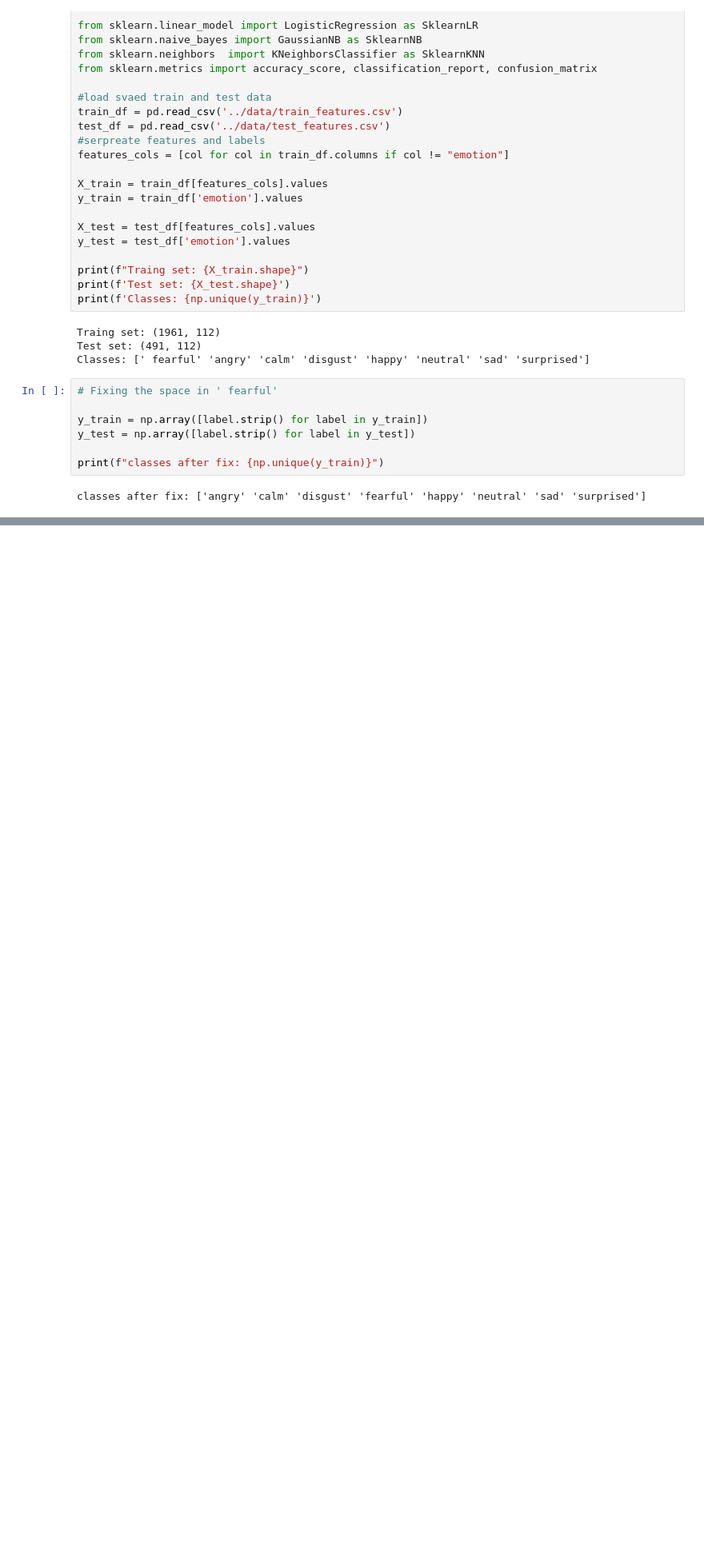
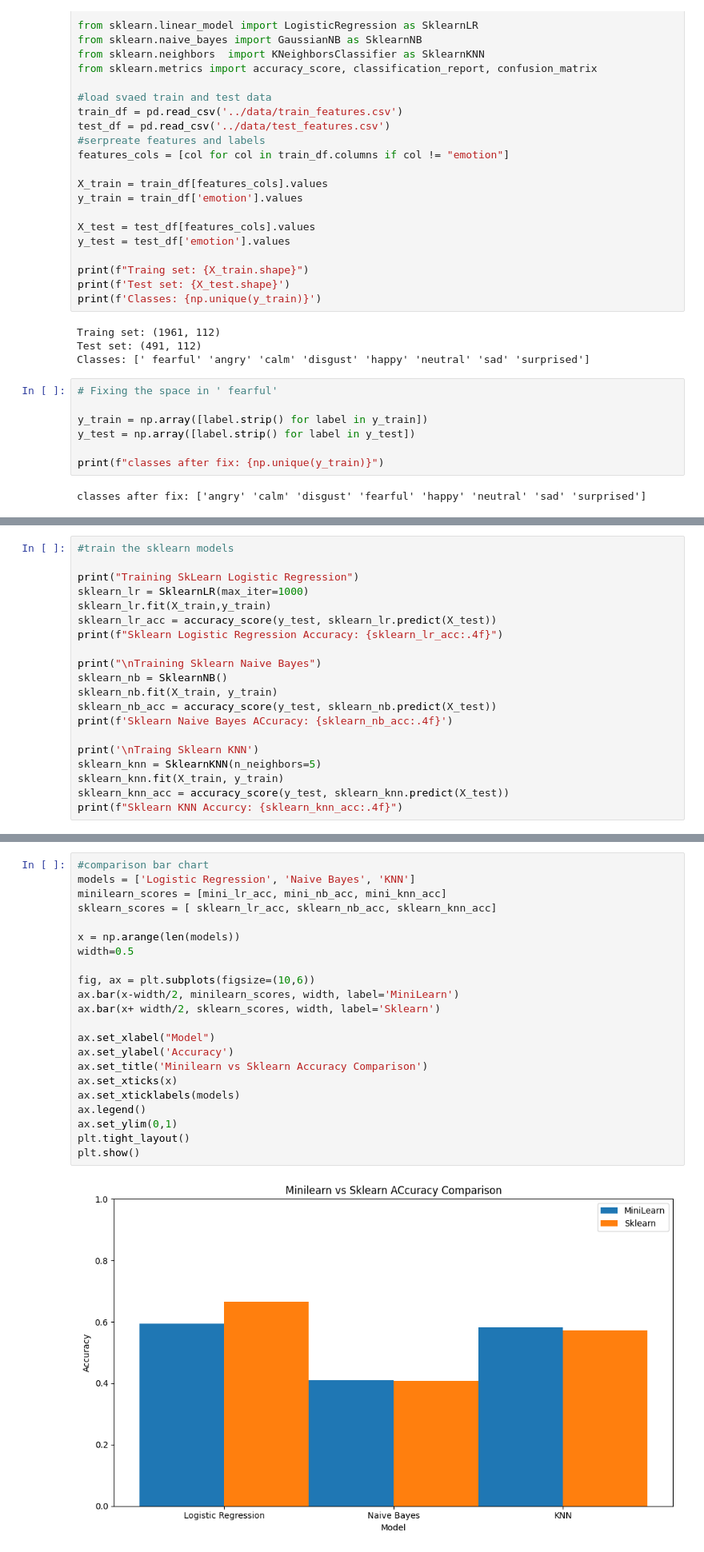
Before and after one commit to Alex-Abreu3/Project_CSE432-532, a Jupyter notebook: SER_Project/notebooks/week7_classification.ipynb, the cells around one changed output, grey strips where cells are left out. Shown at 80% size. Cells and saved outputs as stored; diff of their text form; blank space fills up the shorter version.

```diff
--- a/SER_Project/notebooks/week7_classification.ipynb
+++ b/SER_Project/notebooks/week7_classification.ipynb
@@ -45,0 +76,20 @@ classes after fix: ['angry' 'calm' 'disgust' 'fearful' 'happy' 'neutral' 'sad' '
+# %%
+#train the sklearn models
+
+print("Training SkLearn Logistic Regression")
+sklearn_lr = SklearnLR(max_iter=1000)
+sklearn_lr.fit(X_train,y_train)
+sklearn_lr_acc = accuracy_score(y_test, sklearn_lr.predict(X_test))
+print(f"Sklearn Logistic Regression Accuracy: {sklearn_lr_acc:.4f}")
+
+print("\nTraining Sklearn Naive Bayes")
+sklearn_nb = SklearnNB()
+sklearn_nb.fit(X_train, y_train)
+sklearn_nb_acc = accuracy_score(y_test, sklearn_nb.predict(X_test))
+print(f'Sklearn Naive Bayes ACcuracy: {sklearn_nb_acc:.4f}')
+
+print('\nTraing Sklearn KNN')
+sklearn_knn = SklearnKNN(n_neighbors=5)
+sklearn_knn.fit(X_train, y_train)
+sklearn_knn_acc = accuracy_score(y_test, sklearn_knn.predict(X_test))
+print(f"Sklearn KNN Accurcy: {sklearn_knn_acc:.4f}")
@@ -45,0 +105,24 @@ classes after fix: ['angry' 'calm' 'disgust' 'fearful' 'happy' 'neutral' 'sad' '
+# %%
+#comparison bar chart
+models = ['Logistic Regression', 'Naive Bayes', 'KNN']
+minilearn_scores = [mini_lr_acc, mini_nb_acc, mini_knn_acc]
+sklearn_scores = [ sklearn_lr_acc, sklearn_nb_acc, sklearn_knn_acc]
+
+x = np.arange(len(models))
+width=0.5
+
+fig, ax = plt.subplots(figsize=(10,6))
+ax.bar(x-width/2, minilearn_scores, width, label='MiniLearn')
+ax.bar(x+ width/2, sklearn_scores, width, label='Sklearn')
+
+ax.set_xlabel("Model")
+ax.set_ylabel('Accuracy')
+ax.set_title('Minilearn vs Sklearn Accuracy Comparison')
+ax.set_xticks(x)
+ax.set_xticklabels(models)
+ax.legend()
+ax.set_ylim(0,1)
+plt.tight_layout()
+plt.show()
+# %% [output]
+[figure, added]
```
Also changed, not shown: parts of 4 cells of this notebook.
